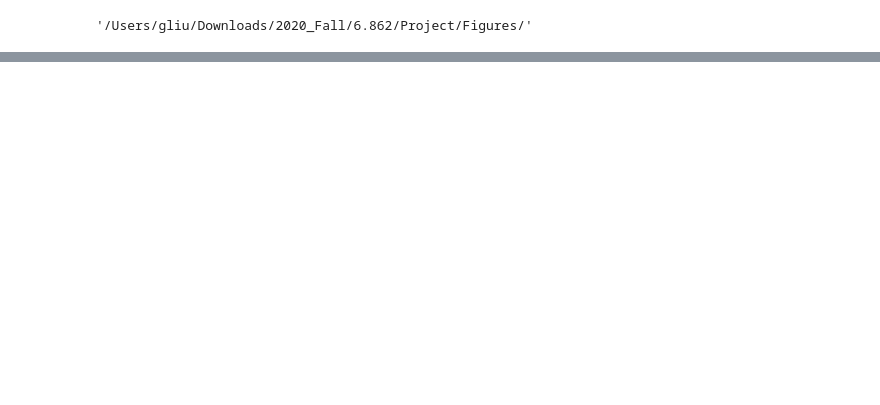
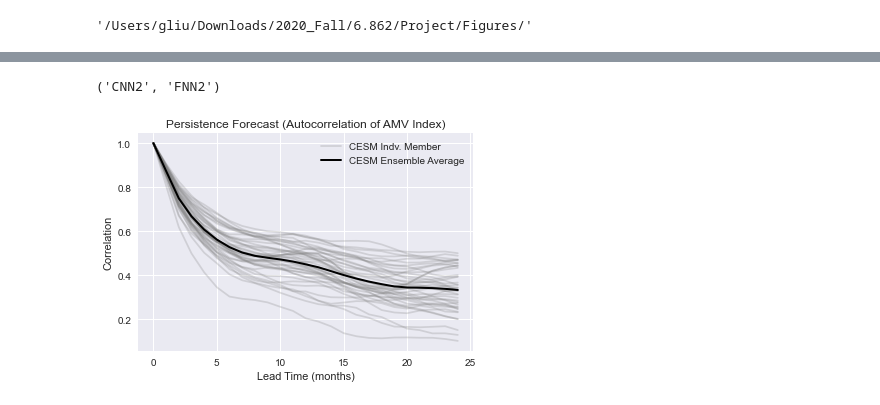
Before and after one commit to glennliu265/predict_amv, a Jupyter notebook: Analysis/plot_SST_prediction_bylead.ipynb, the cells around one changed output, grey strips where cells are left out. Drawn from its saved outputs; the diff is of its cells as text; code cells hidden in the pictures; blank space fills up the shorter version.

Commit message:
Auto stash before merge of "master" and "origin/master"

```diff
--- a/Analysis/plot_SST_prediction_bylead.ipynb
+++ b/Analysis/plot_SST_prediction_bylead.ipynb
@@ -253,0 +380,30 @@ outpath
+# %%
+netname,netname2
+# %% [output]
+('CNN2', 'FNN2')
+# %%
+# Compare the result for training for different number of ensembles (10 versus 5)
+# Note: this section is obsolete due to change in the experiment naming convention
+result10 = np.load("%sleadtime_testing_SST_nens10.npz"%datpath)
+train_loss10 = result10['arr_0'].copy()
+test_loss10 = result10['arr_1'].copy()
+test_corr10 = result10['arr_2'].copy()
+train_corr10 = result10['arr_3'].copy()
+
+# Plot for testing set
+fig,ax = plt.subplots(1,1,sharey=True,figsize=(6,4))
+plt.style.use('seaborn-bright')
+for ien in range(42): # Plot CESM Reults
+    ax.plot(sst_auto[ien,:], color='gray', alpha=0.25,label="")
+ax.plot(sst_auto[ien,:],color='gray',alpha=0.25,label="CESM Indv. Member")
+ax.plot(np.mean(sst_auto,axis=0),color='k',linewidth=2,label="CESM Ensemble Average")
+
+ax.legend()
+ax.set_xlabel("Lead Time (months)")
+ax.set_ylabel("Correlation")
+ax.set_title("Persistence Forecast (Autocorrelation of AMV Index)")
+
+if savefigures:
+    plt.savefig("%sAutocorrelation_CESM.png"%(outpath),dpi=200)
+# %% [output]
+[figure, added]
```
Also changed, not shown: parts of 11 cells of this notebook, 6 other files.
